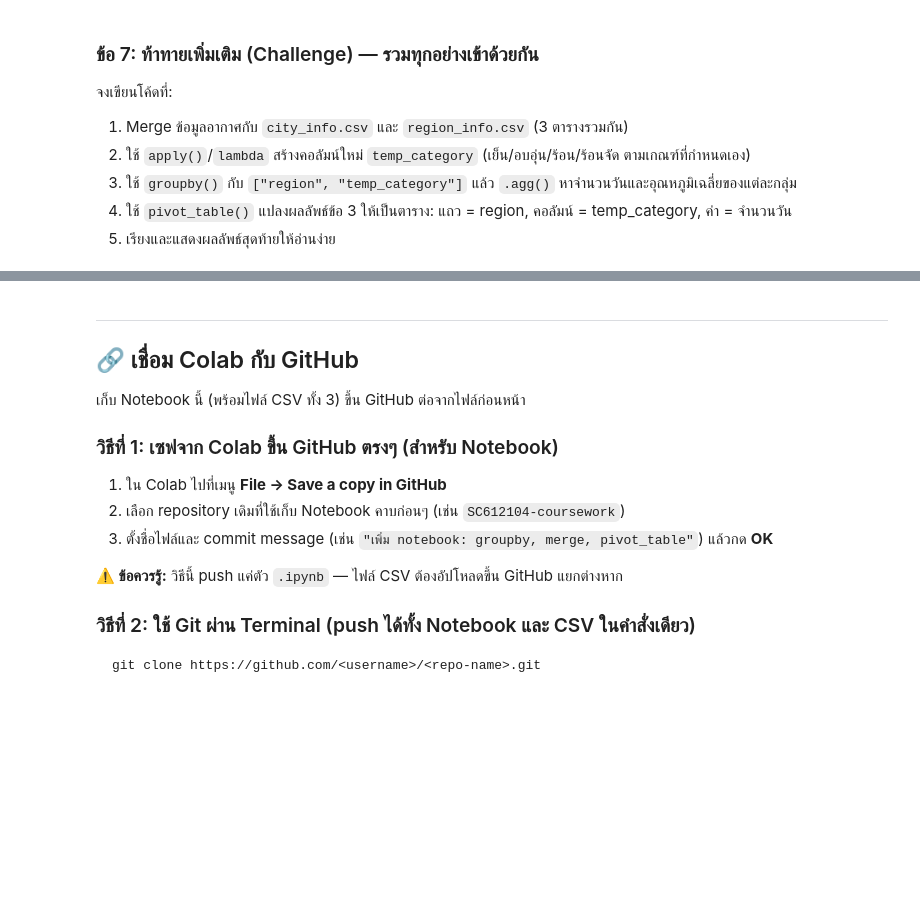
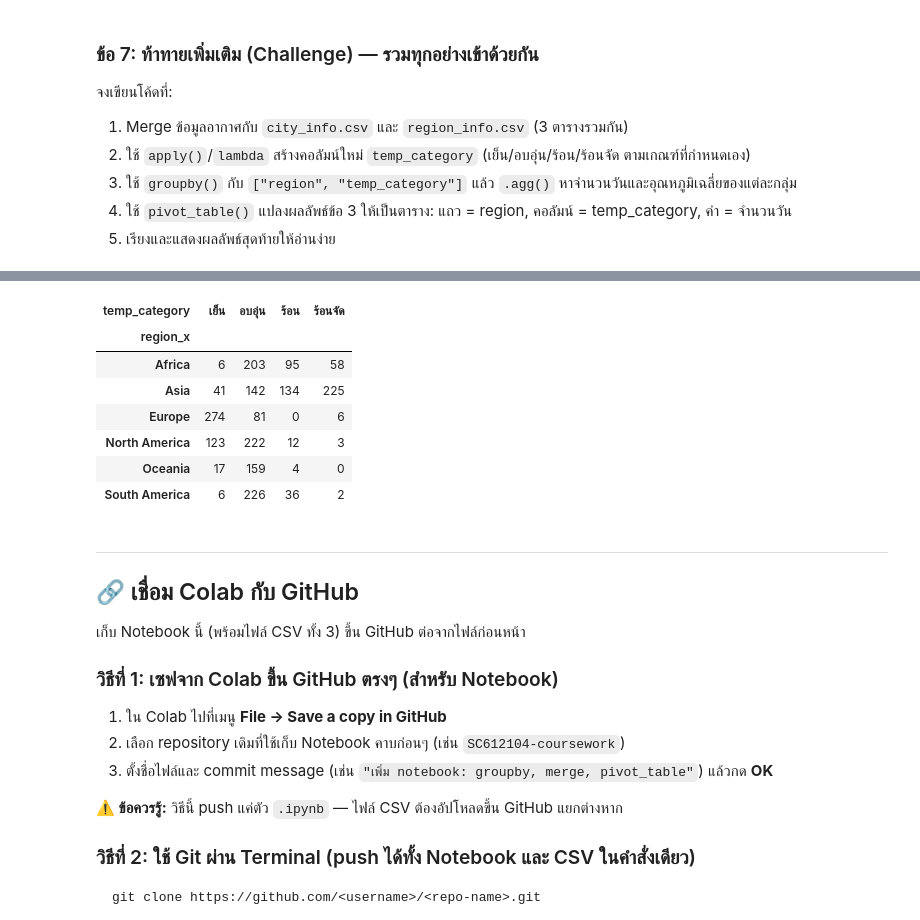
Before and after one commit to isarapasalangam-alt/683020262-2, a Jupyter notebook: SC612104_Session9_Pandas_Advanced.ipynb, the cells around one changed output, grey strips where cells are left out. Cells and saved outputs as stored; diff of their text form; code cells hidden in the pictures; blank space fills up the shorter version.

```diff
--- a/SC612104_Session9_Pandas_Advanced.ipynb
+++ b/SC612104_Session9_Pandas_Advanced.ipynb
@@ -1074,5 +1303,16 @@ print(city_avg_sorted_desc.to_string(index=False))
 # %%
 #5.เรียงและแสดงผลลัพธ์สุดท้ายให้อ่านง่าย
+pivot_result = pivot_result.reindex(columns = ["เย็น", "อบอุ่น", "ร้อน", "ร้อนจัด"])
+pivot_result
+# %% [output]
+| temp_category | เย็น | อบอุ่น | ร้อน | ร้อนจัด |
+| region_x |  |  |  |  |
+| Africa | 6 | 203 | 95 | 58 |
+| Asia | 41 | 142 | 134 | 225 |
+| Europe | 274 | 81 | 0 | 6 |
+| North America | 123 | 222 | 12 | 3 |
+| Oceania | 17 | 159 | 4 | 0 |
+| South America | 6 | 226 | 36 | 2 |
 # %% [markdown]
 ---
 ## 🔗 เชื่อม Colab กับ GitHub
```
Also changed, not shown: parts of 17 cells of this notebook.
